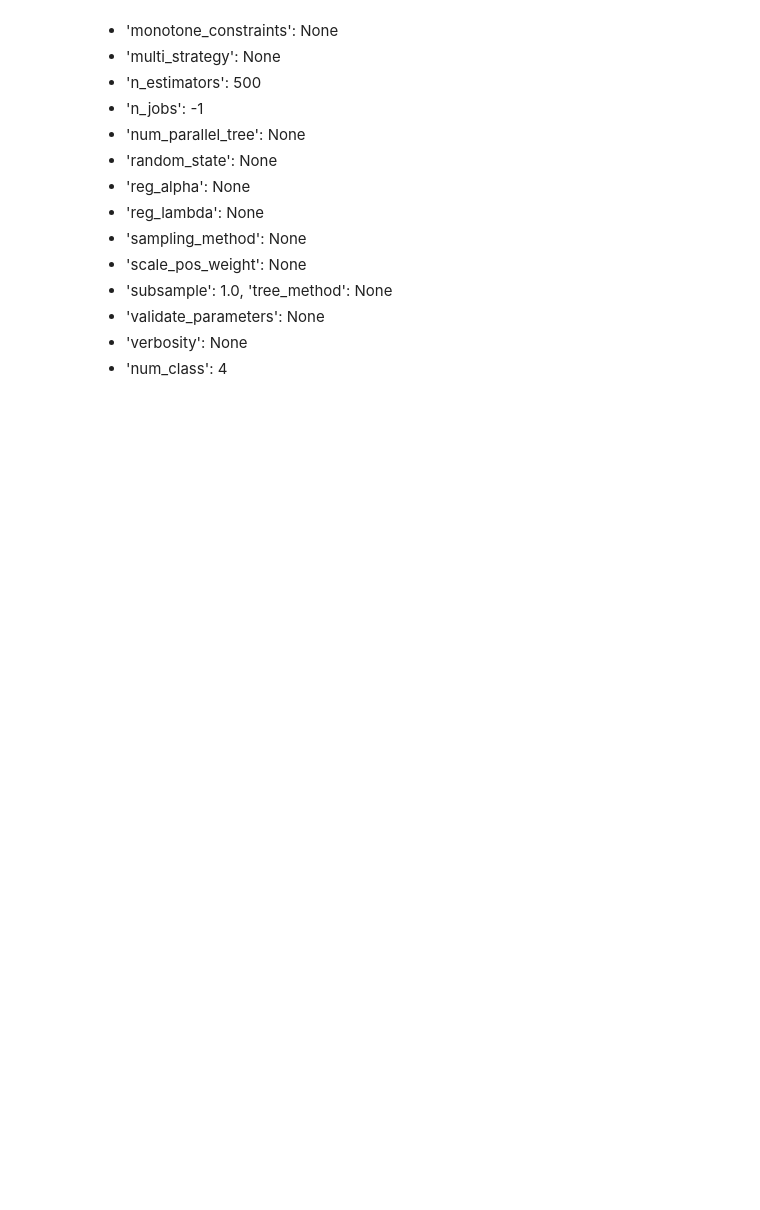
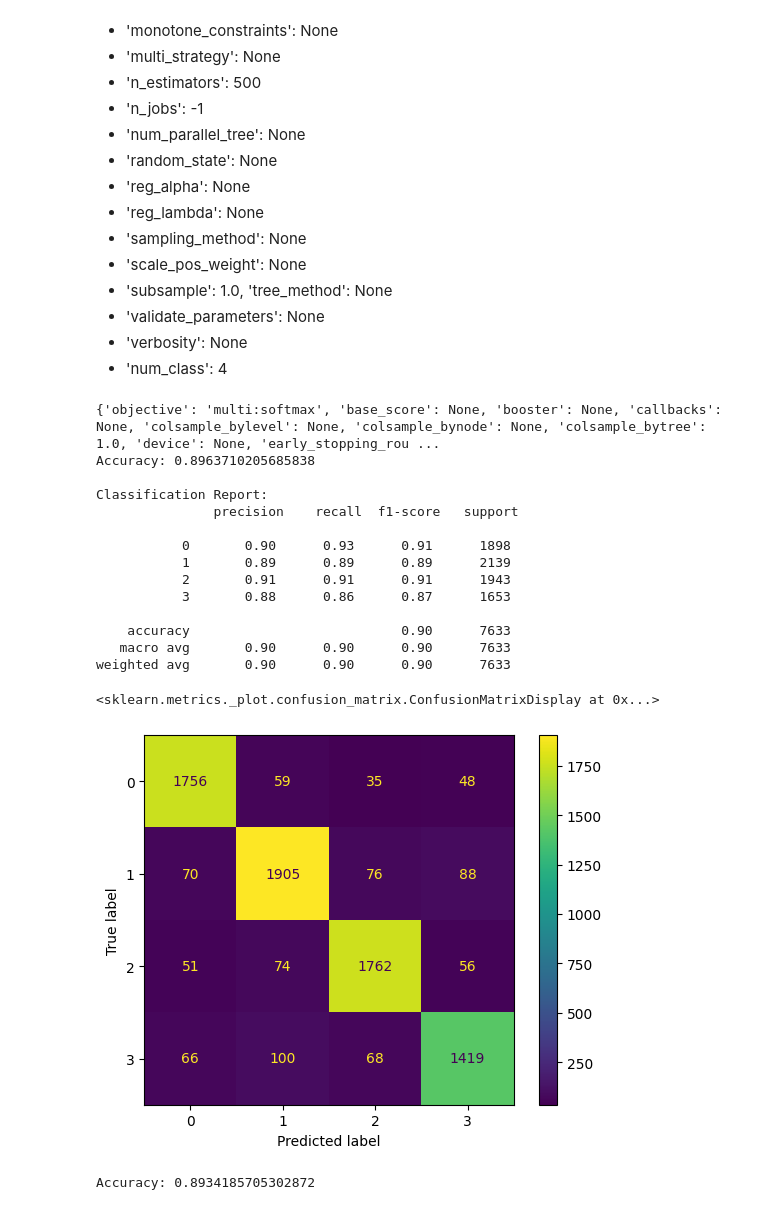
Before and after one commit to djmans630/DSC148_Project, a Jupyter notebook: DSC148_Final_Project_Daniel.ipynb, the cells around one changed output. Drawn from its saved outputs; the diff is of its cells as text; code cells hidden in the pictures; blank space fills up the shorter version.

```diff
--- a/DSC148_Final_Project_Daniel.ipynb
+++ b/DSC148_Final_Project_Daniel.ipynb
@@ -1069,3 +1061,49 @@ Best Boosting
 * 'validate_parameters': None
 * 'verbosity': None
 * 'num_class': 4
+# %%
+# best boosting
+
+best_xgb = XGBClassifier(
+    objective= 'multi:softmax',
+    colsample_bytree= 1.0,
+    enable_categorical= False,
+    eval_metric= 'mlogloss',
+    learning_rate= 0.3,
+    max_depth= 7,
+    missing= np.nan,
+    n_estimators= 500,
+    n_jobs= -1,
+    subsample= 1.0,
+    num_class= 4
+).fit(X_trtrain, y_trtrain)
+preds_xgb = best_xgb.predict(X_val)
+print(best_xgb.get_params())
+
+print("Accuracy:", accuracy_score(y_val, preds_xgb))
+print("\nClassification Report:\n", classification_report(y_val, preds_xgb))
+ConfusionMatrixDisplay.from_predictions(y_val, preds_xgb)
+# %% [output]
+{'objective': 'multi:softmax', 'base_score': None, 'booster': None, 'callbacks': None, 'colsample_bylevel': None, 'colsample_bynode': None, 'colsample_bytree': 1.0, 'device': None, 'early_stopping_rou ...
+Accuracy: 0.8963710205685838
+
+Classification Report:
+               precision    recall  f1-score   support
+
+           0       0.90      0.93      0.91      1898
+           1       0.89      0.89      0.89      2139
+           2       0.91      0.91      0.91      1943
+           3       0.88      0.86      0.87      1653
+
+    accuracy                           0.90      7633
+   macro avg       0.90      0.90      0.90      7633
+weighted avg       0.90      0.90      0.90      7633
+<sklearn.metrics._plot.confusion_matrix.ConfusionMatrixDisplay at 0x...>
+[figure, added]
+# %%
+# Test Set Performance (boosting)
+
+test_preds_xgb = best_xgb.predict(X_test)
+print("Accuracy:", accuracy_score(y_test, test_preds_xgb))
+# %% [output]
+Accuracy: 0.8934185705302872
```
Also changed, not shown: parts of 22 cells of this notebook.
